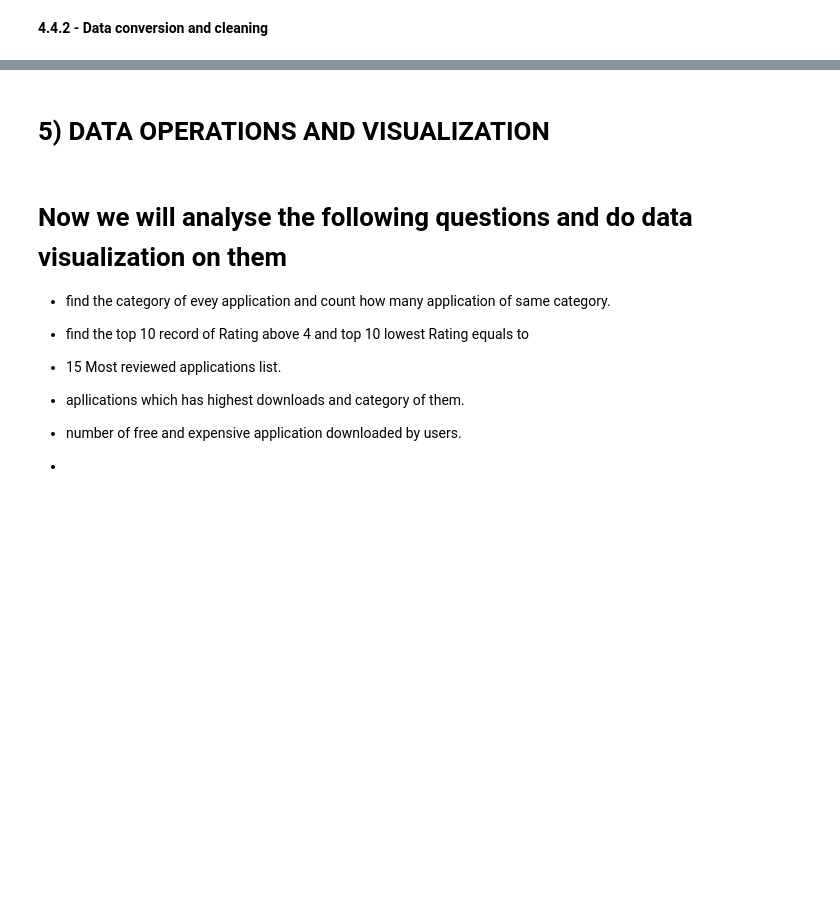
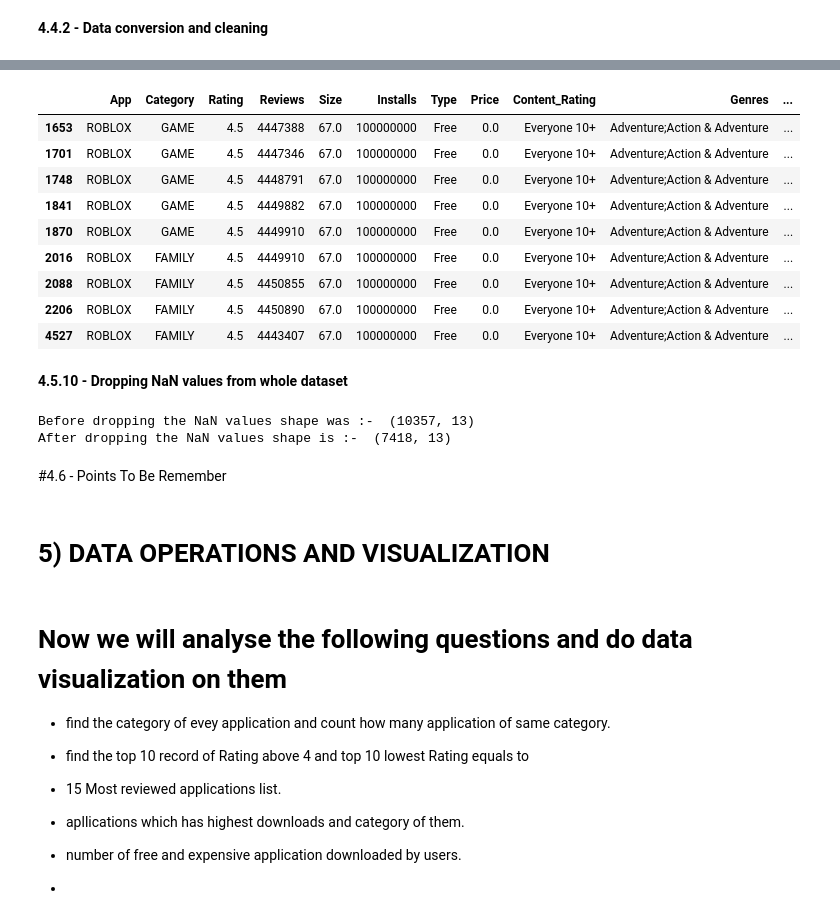
Before and after one commit to kuldip-datascience/Play_store_eda, a Jupyter notebook: Kuldip_parmar.ipynb, the cells around one changed output, grey strips where cells are left out. Cells and saved outputs as stored; diff of their text form; code cells hidden in the pictures; blank space fills up the shorter version.

```diff
--- a/Kuldip_parmar.ipynb
+++ b/Kuldip_parmar.ipynb
@@ -370,0 +483,12 @@ play_store
+# %%
+# as we can see there is '4.4w and up' value so we have to remove 'w' from it.
+def replacer(val):
+      change ='4.4 and up'
+      if val == '4.4W and up':
+         new_val=val.replace(val,change)
+         return new_val
+      else:
+         new_val=val
+         return new_val
+
+play_store['Android_Ver'] = play_store['Android_Ver'].apply(lambda x: replacer(x))
@@ -370,0 +625,18 @@ play_store
+# %%
+# as we know application should have 1 row data but here some value has multiple name rows. now we have to check 'ROBLOX' and it's repeated rows to decide wether have to drop or not.
+play_store[play_store['App'] == 'ROBLOX']
+
+# as per result 'ROBLOX' has 9 duplicates value and evry column has same data value except Reviews column so we assume that last updated review is maximum value so we will keep max. review and drop rest.
+# %% [output]
+|  | App | Category | Rating | Reviews | Size | Installs | Type | Price | Content_Rating | Genres | ... |
+| 1653 | ROBLOX | GAME | 4.5 | 4447388 | 67.0 | 100000000 | Free | 0.0 | Everyone 10+ | Adventure;Action & Adventure | ... |
+| 1701 | ROBLOX | GAME | 4.5 | 4447346 | 67.0 | 100000000 | Free | 0.0 | Everyone 10+ | Adventure;Action & Adventure | ... |
+| 1748 | ROBLOX | GAME | 4.5 | 4448791 | 67.0 | 100000000 | Free | 0.0 | Everyone 10+ | Adventure;Action & Adventure | ... |
+| 1841 | ROBLOX | GAME | 4.5 | 4449882 | 67.0 | 100000000 | Free | 0.0 | Everyone 10+ | Adventure;Action & Adventure | ... |
+| 1870 | ROBLOX | GAME | 4.5 | 4449910 | 67.0 | 100000000 | Free | 0.0 | Everyone 10+ | Adventure;Action & Adventure | ... |
+| 2016 | ROBLOX | FAMILY | 4.5 | 4449910 | 67.0 | 100000000 | Free | 0.0 | Everyone 10+ | Adventure;Action & Adventure | ... |
+| 2088 | ROBLOX | FAMILY | 4.5 | 4450855 | 67.0 | 100000000 | Free | 0.0 | Everyone 10+ | Adventure;Action & Adventure | ... |
+| 2206 | ROBLOX | FAMILY | 4.5 | 4450890 | 67.0 | 100000000 | Free | 0.0 | Everyone 10+ | Adventure;Action & Adventure | ... |
+| 4527 | ROBLOX | FAMILY | 4.5 | 4443407 | 67.0 | 100000000 | Free | 0.0 | Everyone 10+ | Adventure;Action & Adventure | ... |
+# %% [markdown]
+**4.5.10 - Dropping NaN values from whole dataset**
@@ -370,0 +649,7 @@ play_store
+# %%
+print("Before dropping the NaN values shape was :- ",play_store.shape)
+play_store.dropna( inplace = True )
+print("After dropping the NaN values shape is :- ",play_store.shape)
+# %% [output]
+Before dropping the NaN values shape was :-  (10357, 13)
+After dropping the NaN values shape is :-  (7418, 13)
@@ -370,0 +658,2 @@ play_store
+# %% [markdown]
+#4.6 - Points To Be Remember
```
Also changed, not shown: parts of 36 cells of this notebook.
